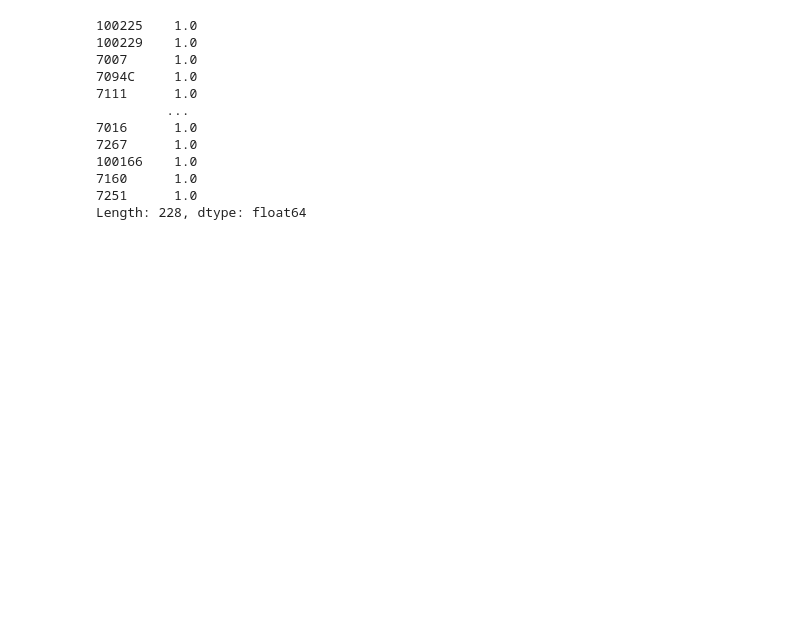
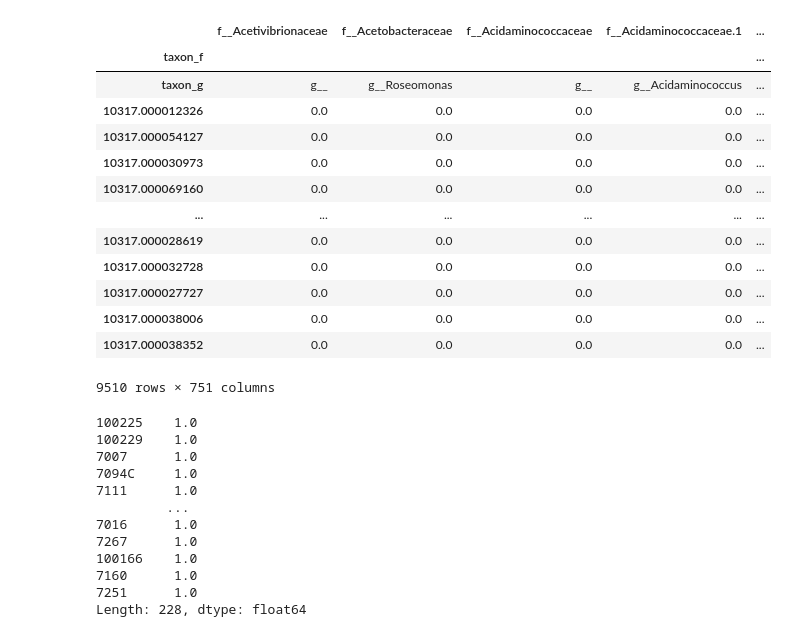
Before and after one commit to talnof1/microbiome_dysbiosis, a Jupyter notebook: american_gut/american_gut_pca.ipynb, the cells around one changed output. Saved outputs shown, nothing was run; the diff lists cells and outputs as text; code cells hidden in the pictures; blank space fills up the shorter version.

```diff
--- a/american_gut/american_gut_pca.ipynb
+++ b/american_gut/american_gut_pca.ipynb
@@ -7,0 +72,2 @@ from sklearn.decomposition import PCA
+# %%
+dataAmericans.set_index('taxon_f', inplace=True)
@@ -8,3 +76,20 @@ from sklearn.decomposition import PCA
+# %%
+dataAmericans
+# %% [output]
+|  | f__Acetivibrionaceae | f__Acetobacteraceae | f__Acidaminococcaceae | f__Acidaminococcaceae.1 | ... |
+| taxon_f |  |  |  |  | ... |
+| taxon_g | g__ | g__Roseomonas | g__ | g__Acidaminococcus | ... |
+| 10317.000012326 | 0.0 | 0.0 | 0.0 | 0.0 | ... |
+| 10317.000054127 | 0.0 | 0.0 | 0.0 | 0.0 | ... |
+| 10317.000030973 | 0.0 | 0.0 | 0.0 | 0.0 | ... |
+| 10317.000069160 | 0.0 | 0.0 | 0.0 | 0.0 | ... |
+| ... | ... | ... | ... | ... | ... |
+| 10317.000028619 | 0.0 | 0.0 | 0.0 | 0.0 | ... |
+| 10317.000032728 | 0.0 | 0.0 | 0.0 | 0.0 | ... |
+| 10317.000027727 | 0.0 | 0.0 | 0.0 | 0.0 | ... |
+| 10317.000038006 | 0.0 | 0.0 | 0.0 | 0.0 | ... |
+| 10317.000038352 | 0.0 | 0.0 | 0.0 | 0.0 | ... |
+9510 rows × 751 columns
 # %%
 #american clean
 start = "C:/Users/talno/microbiom_project/american_gut/"
```
Also changed, not shown: parts of 12 cells of this notebook, 3 other files.
